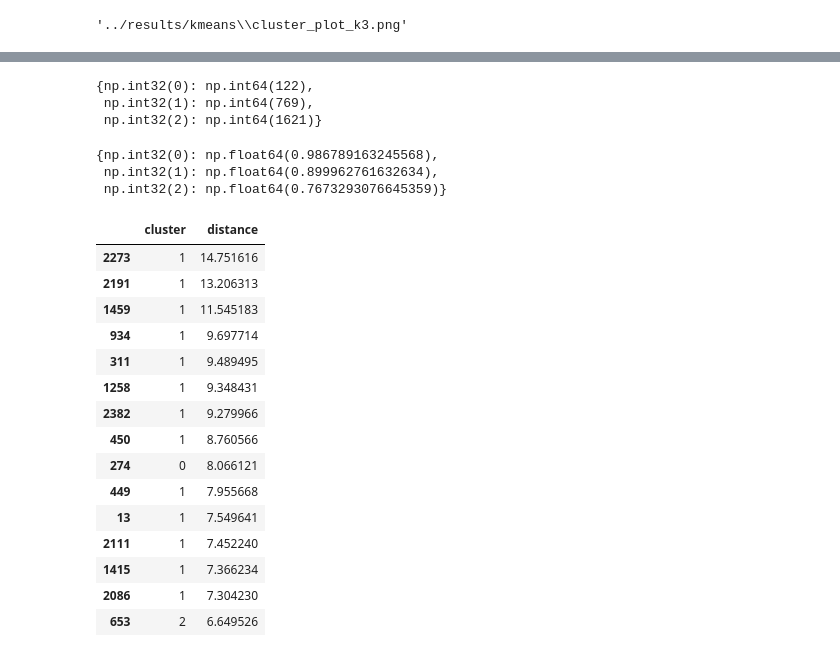
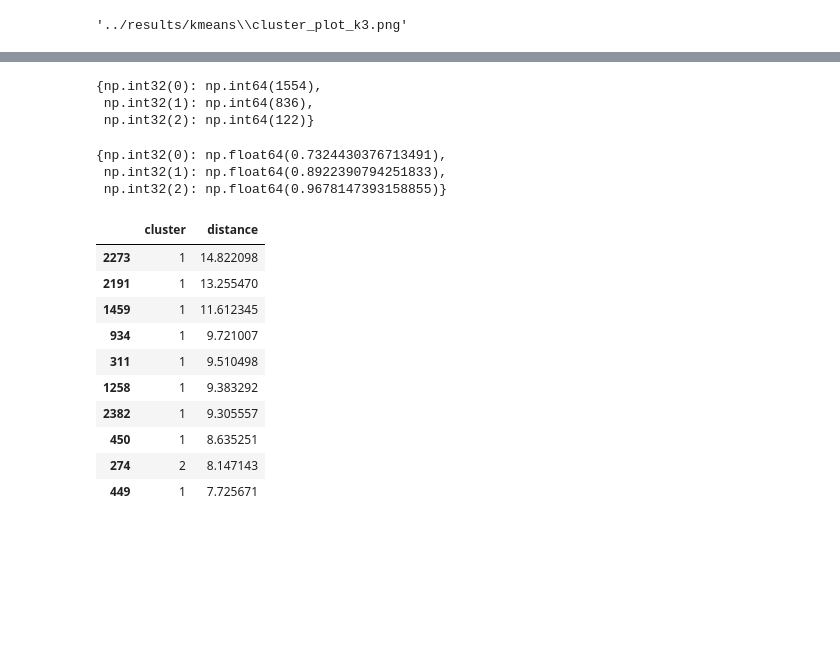
Before and after one commit to TewodrosAdimas/fraud-detection-unsupervised-learning, a Jupyter notebook: notebooks/03_kmeans_clustering.ipynb, the cells around one changed output, grey strips where cells are left out. Cells and saved outputs as stored; diff of their text form; code cells hidden in the pictures; blank space fills up the shorter version.

Commit message:
some columns droped from the dataset which are not much use full for anomaly detection in the provided dataset

```diff
--- a/notebooks/03_kmeans_clustering.ipynb
+++ b/notebooks/03_kmeans_clustering.ipynb
@@ -41,10 +41,14 @@ dtype: object
 # %%
 df = pd.read_csv("../data/processed/scaled.csv")
 
-# Drop non-numeric columns
+# Drop non-numeric and unwanted columns
 df = df.drop(columns=[
     "TransactionID",
+    "CustomerOccupation_Engineer",
+    "CustomerOccupation_Retired",
     "TransactionDate",
+    "Location_freq",
+    "CustomerOccupation_Student",
     "PreviousTransactionDate"
 ], errors="ignore")
 
@@ -57,8 +61,8 @@ df_numeric = df_numeric.astype(float)
 from sklearn.decomposition import PCA
 
 pca = PCA(n_components=0.95)
-X_pca = pca.fit_transform(df)
+X_pca = pca.fit_transform(df_numeric)
 
-print("Original shape:", df.shape)
+print("Original shape:", df_numeric.shape)
 print("PCA shape:", X_pca.shape)
 # %% [output]
@@ -100,9 +104,9 @@ cluster_sizes = dict(zip(unique, counts))
 
 cluster_sizes
 # %% [output]
-{np.int32(0): np.int64(122),
- np.int32(1): np.int64(769),
- np.int32(2): np.int64(1621)}
+{np.int32(0): np.int64(1554),
+ np.int32(1): np.int64(836),
+ np.int32(2): np.int64(122)}
 # %%
 cluster_variances = {}
 
@@ -113,42 +117,37 @@ for c in np.unique(kmeans.labels):
 
 cluster_variances
 # %% [output]
-{np.int32(0): np.float64(0.986789163245568),
- np.int32(1): np.float64(0.899962761632634),
- np.int32(2): np.float64(0.7673293076645359)}
+{np.int32(0): np.float64(0.7324430376713491),
+ np.int32(1): np.float64(0.8922390794251833),
+ np.int32(2): np.float64(0.9678147393158855)}
 # %%
 import pandas as pd
 import numpy as np
 
-# Distance from centroid (already computed earlier)
+# Distance from centroid
 centroids = kmeans.model.cluster_centers_
 distances = np.linalg.norm(X_pca - centroids[kmeans.labels], axis=1)
 
 # Build anomaly table
 anomaly_df = pd.DataFrame({
     "cluster": kmeans.labels,
     "distance": distances
 })
 
 # Sort by anomaly score (largest distance = most anomalous)
 top_anomalies = anomaly_df.sort_values("distance", ascending=False)
 
-top_anomalies.head(15)
+top_anomalies.head(10)
 # %% [output]
 |  | cluster | distance |
-| 2273 | 1 | 14.751616 |
-| 2191 | 1 | 13.206313 |
-| 1459 | 1 | 11.545183 |
-| 934 | 1 | 9.697714 |
-| 311 | 1 | 9.489495 |
-| 1258 | 1 | 9.348431 |
-| 2382 | 1 | 9.279966 |
-| 450 | 1 | 8.760566 |
-| 274 | 0 | 8.066121 |
-| 449 | 1 | 7.955668 |
-| 13 | 1 | 7.549641 |
-| 2111 | 1 | 7.452240 |
-| 1415 | 1 | 7.366234 |
-| 2086 | 1 | 7.304230 |
-| 653 | 2 | 6.649526 |
+| 2273 | 1 | 14.822098 |
+| 2191 | 1 | 13.255470 |
+| 1459 | 1 | 11.612345 |
+| 934 | 1 | 9.721007 |
+| 311 | 1 | 9.510498 |
+| 1258 | 1 | 9.383292 |
+| 2382 | 1 | 9.305557 |
+| 450 | 1 | 8.635251 |
+| 274 | 2 | 8.147143 |
+| 449 | 1 | 7.725671 |
 # %% [markdown]
```
Also changed, not shown: parts of 4 cells of this notebook, 2 other files.
